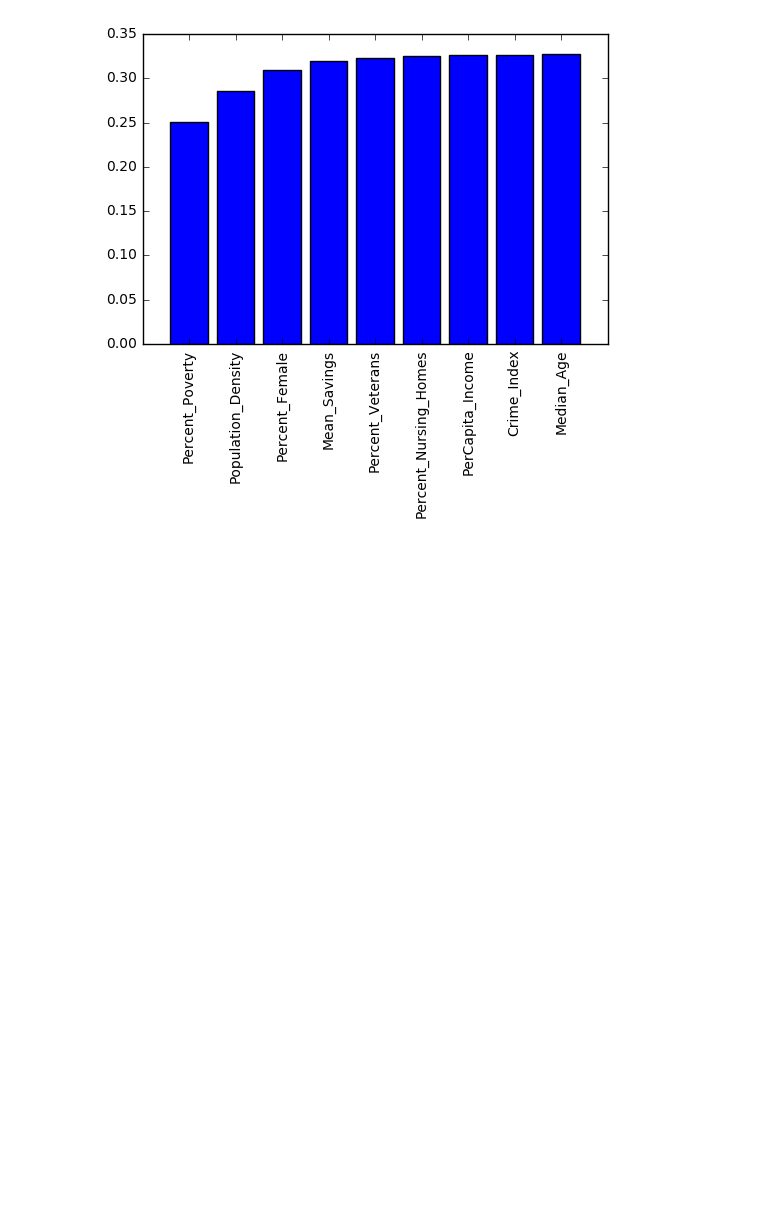
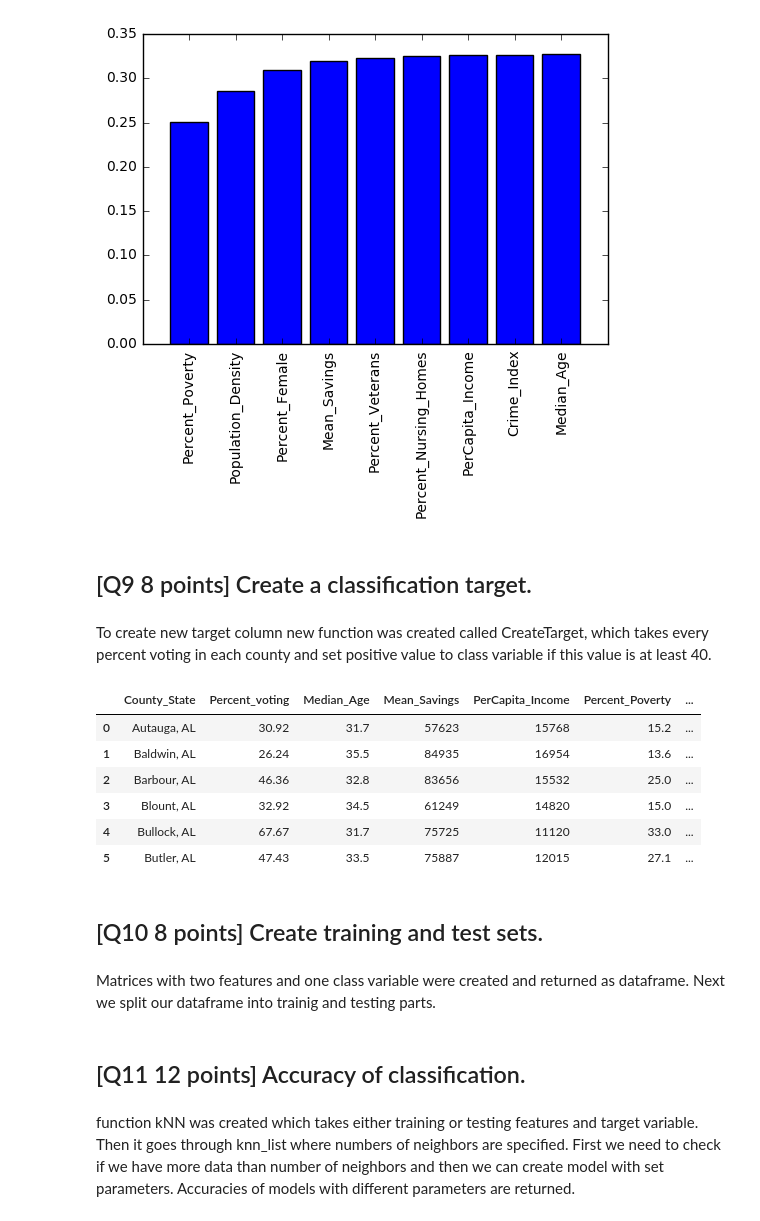
Before and after one commit to jakubkudela/Advanced-Analytical-Programming, a Jupyter notebook: HW3_Kudela_Yu_Young_Su_Rupani.ipynb, the cells around one changed output. Drawn from its saved outputs; the diff is of its cells as text; code cells hidden in the pictures; blank space fills up the shorter version.

```diff
--- a/HW3_Kudela_Yu_Young_Su_Rupani.ipynb
+++ b/HW3_Kudela_Yu_Young_Su_Rupani.ipynb
@@ -182,3 +187,31 @@ plt.xticks(dfreg['Regressor'].index, dfreg['Regressor'], rotation='vertical')
 plt.show()
 # %% [output]
 [figure]
+# %% [markdown]
+## [Q9 8 points] Create a classification target.
+# %% [markdown]
+To create new target column new function was created called CreateTarget, which takes every percent voting in each
+county and set positive value to class variable if this value is at least 40.
+# %%
+df_class = df.copy()
+
+def CreateTarget(val):
+    if float(val) >= 40.0:
+        return 1
+    else:
+        return 0
+
+df_class['Target'] = df_class['Percent_voting'].map(CreateTarget)
+df_class.ix[:5]
+# %% [output]
+|  | County_State | Percent_voting | Median_Age | Mean_Savings | PerCapita_Income | Percent_Poverty | ... |
+| 0 | Autauga, AL | 30.92 | 31.7 | 57623 | 15768 | 15.2 | ... |
+| 1 | Baldwin, AL | 26.24 | 35.5 | 84935 | 16954 | 13.6 | ... |
+| 2 | Barbour, AL | 46.36 | 32.8 | 83656 | 15532 | 25.0 | ... |
+| 3 | Blount, AL | 32.92 | 34.5 | 61249 | 14820 | 15.0 | ... |
+| 4 | Bullock, AL | 67.67 | 31.7 | 75725 | 11120 | 33.0 | ... |
+| 5 | Butler, AL | 47.43 | 33.5 | 75887 | 12015 | 27.1 | ... |
+# %% [markdown]
+## [Q10 8 points] Create training and test sets.
+# %% [markdown]
+Matrices with two features and one class variable were created and returned as dataframe. Next we split our dataframe into trainig and testing parts.
@@ -184,0 +221,6 @@ plt.show()
+# %% [markdown]
+## [Q11 12 points] Accuracy of classification.
+# %% [markdown]
+function kNN was created which takes either training or testing features and target variable. Then it goes through
+knn_list where numbers of neighbors are specified. First we need to check if we have more data than number of neighbors
+and then we can create model with set parameters. Accuracies of models with different parameters are returned.
```
Also changed, not shown: parts of 7 cells of this notebook.
